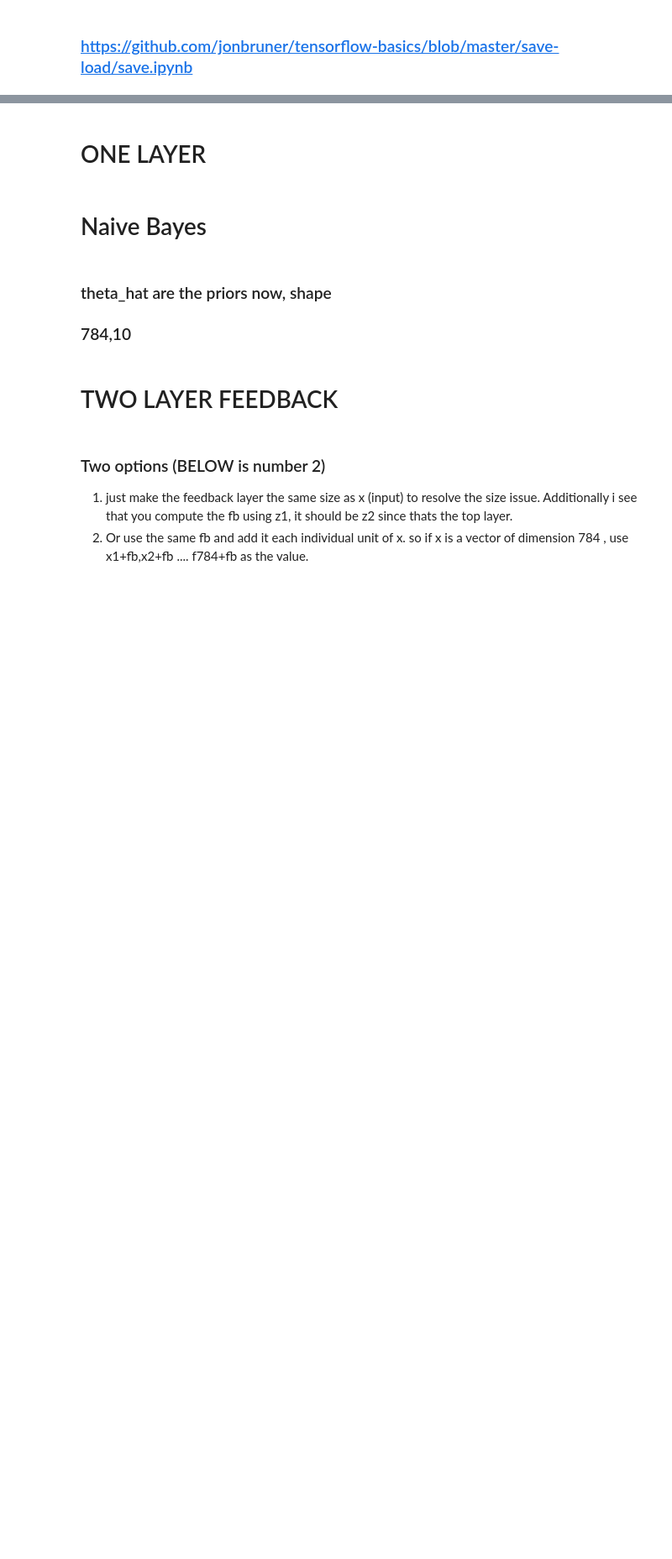
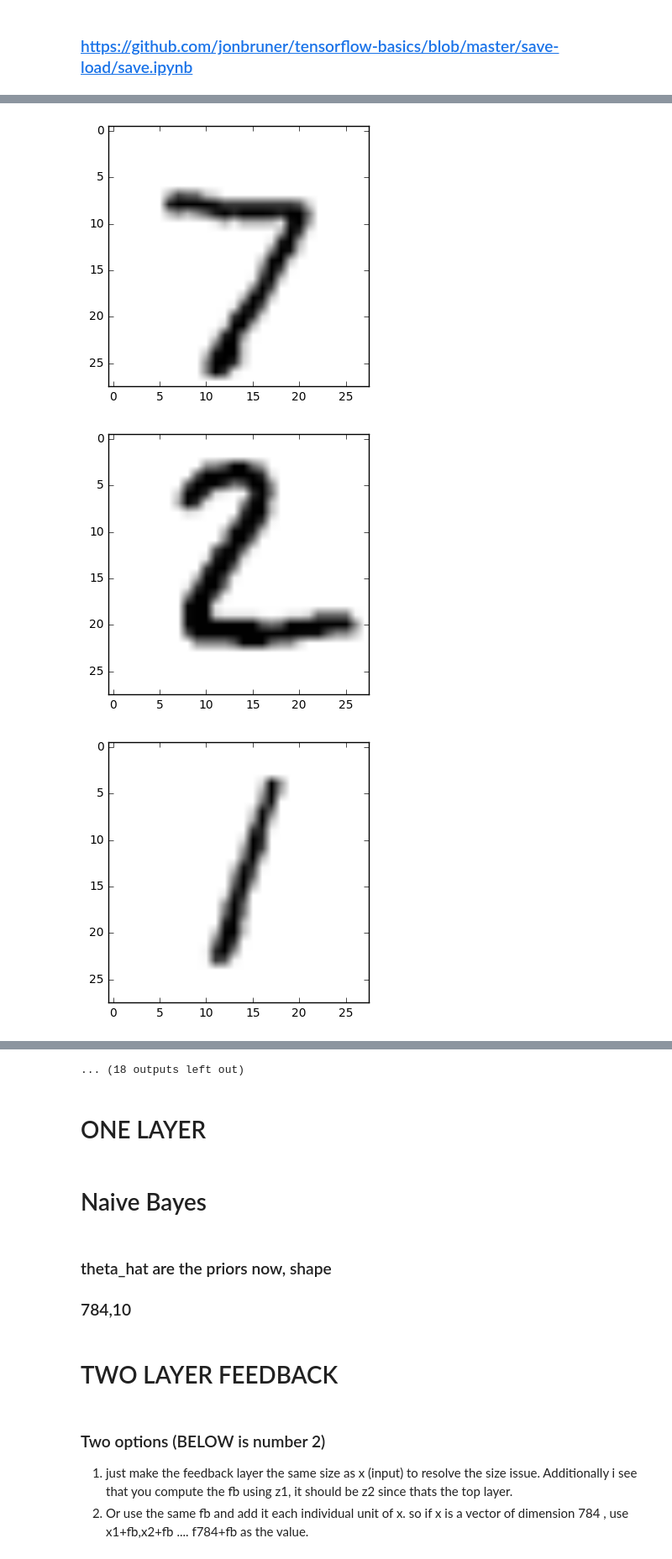
Before and after one commit to VincentRoest/capstone, a Jupyter notebook: models.ipynb, the cells around one changed output, grey strips where cells are left out. Shown at 84% size. Saved outputs shown, nothing was run; the diff lists cells and outputs as text; code cells hidden in the pictures; blank space fills up the shorter version.

```diff
--- a/models.ipynb
+++ b/models.ipynb
@@ -119,3 +142,11 @@ occ_percs = np.linspace(0,1,11)
 x_occ_test = np.zeros([len(occ_percs), len(test_digits), 784])
 for i in range(len(occ_percs)):
     x_occ_test[i] = add_blob_occlusion(test_digits[:], occ_percs[i])
+# %%
+for i in range(30):
+    plt.imshow(x_occ_test[0][i].reshape([28,28]), cmap=plt.get_cmap('binary'))
+    plt.show()
+# %% [output]
+[figure, added]
+[figure, added]
+[figure, added]
@@ -122,3 +162,4 @@ for i in range(len(occ_percs)):
+... (18 outputs left out)
 # %%
 def data_iterator(x, y):
     """
```
Also changed, not shown: parts of 11 cells of this notebook, 1 other file.
